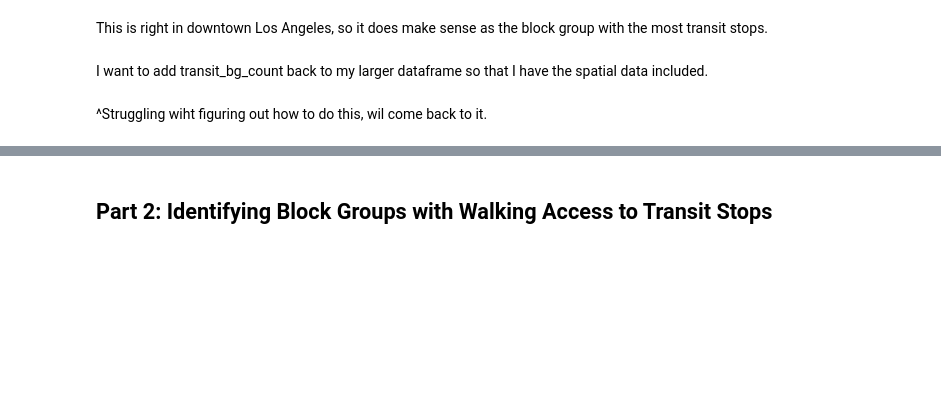
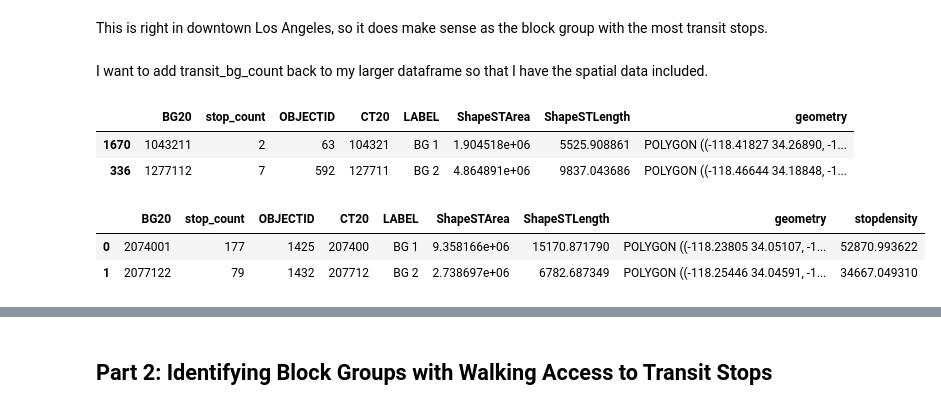
Before and after one commit to lucybriggs12/snakeemoji, a Jupyter notebook: Group Assignments/Week 05/Carolyn Week 5 Assignment.ipynb, the cells around one changed output, grey strips where cells are left out. Cells and saved outputs as stored; diff of their text form; code cells hidden in the pictures; blank space fills up the shorter version.

```diff
--- a/Group Assignments/Week 05/Carolyn Week 5 Assignment.ipynb
+++ b/Group Assignments/Week 05/Carolyn Week 5 Assignment.ipynb
@@ -592,2 +587,0 @@ I want to add transit_bg_count back to my larger dataframe so that I have the sp
-# %% [markdown]
-^Struggling wiht figuring out how to do this, wil come back to it.
@@ -593,0 +591,16 @@ I want to add transit_bg_count back to my larger dataframe so that I have the sp
+# %%
+#print sample
+transit_bg_count_new.sample(2)
+# %% [output]
+|  | BG20 | stop_count | OBJECTID | CT20 | LABEL | ShapeSTArea | ShapeSTLength | geometry |
+| 1670 | 1043211 | 2 | 63 | 104321 | BG 1 | 1.904518e+06 | 5525.908861 | POLYGON ((-118.41827 34.26890, -1... |
+| 336 | 1277112 | 7 | 592 | 127711 | BG 2 | 4.864891e+06 | 9837.043686 | POLYGON ((-118.46644 34.18848, -1... |
+# %%
+#create column for density of transit stops
+transit_bg_count_new['stopdensity'] = transit_bg_count_new['ShapeSTArea']/transit_bg_count_new['stop_count']
+#print as check
+transit_bg_count_new.head(2)
+# %% [output]
+|  | BG20 | stop_count | OBJECTID | CT20 | LABEL | ShapeSTArea | ShapeSTLength | geometry | stopdensity |
+| 0 | 2074001 | 177 | 1425 | 207400 | BG 1 | 9.358166e+06 | 15170.871790 | POLYGON ((-118.23805 34.05107, -1... | 52870.993622 |
+| 1 | 2077122 | 79 | 1432 | 207712 | BG 2 | 2.738697e+06 | 6782.687349 | POLYGON ((-118.25446 34.04591, -1... | 34667.049310 |
```
Also changed, not shown: parts of 19 cells of this notebook.
